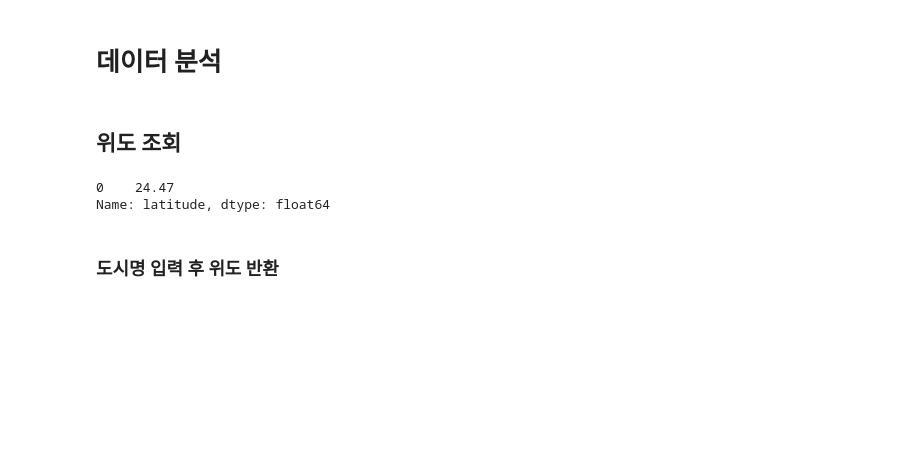
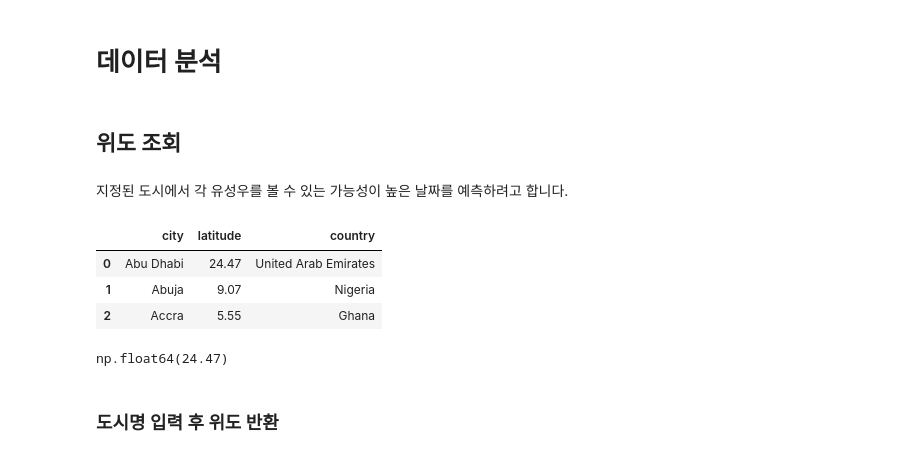
Before and after one commit to jen282/ms-python-practice, a Jupyter notebook: data_analysis/2_유성우_미션.ipynb, the cells around one changed output. Drawn from its saved outputs; the diff is of its cells as text; code cells hidden in the pictures; blank space fills up the shorter version.

```diff
--- a/data_analysis/2_유성우_미션.ipynb
+++ b/data_analysis/2_유성우_미션.ipynb
@@ -545,9 +593,19 @@ memory usage: 5.8 KB
+# %% [markdown]
+지정된 도시에서 각 유성우를 볼 수 있는 가능성이 높은 날짜를 예측하려고 합니다.
+# %%
+cities.head(3)
+# %% [output]
+|  | city | latitude | country |
+| 0 | Abu Dhabi | 24.47 | United Arab Emirates |
+| 1 | Abuja | 9.07 | Nigeria |
+| 2 | Accra | 5.55 | Ghana |
 # %%
 # 도시 데이터프레임에서 검색한 열(검색한 도시의 위도)만 가져오기
 # dframe.loc[조건, 가져올 컬럼 이름] 아래는 'Abu Dhabi'의 결과
+a = cities.loc[ (cities.city == 'Abu Dhabi'), 'latitude' ]
+a.iloc[0]
 # %% [output]
-0    24.47
-Name: latitude, dtype: float64
+np.float64(24.47)
 # %% [markdown]
 ### 도시명 입력 후 위도 반환
 # %%
```
Also changed, not shown: parts of 58 cells of this notebook.
